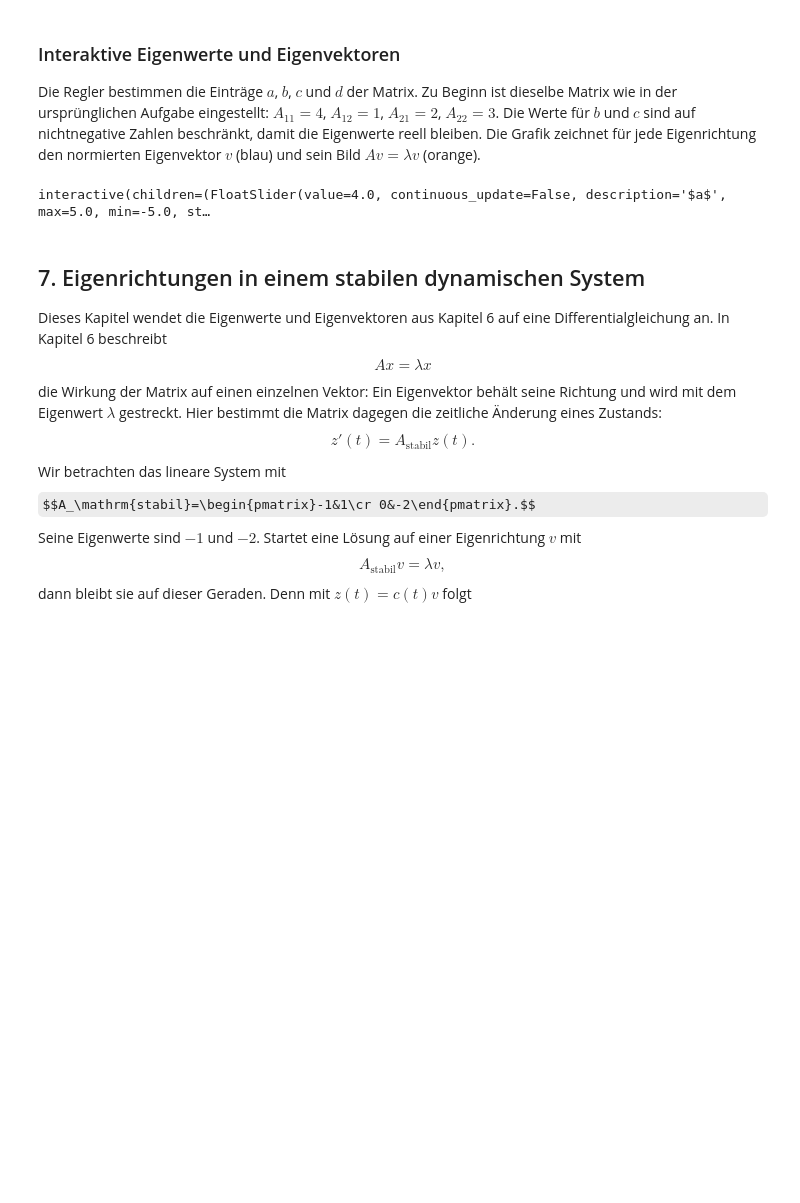
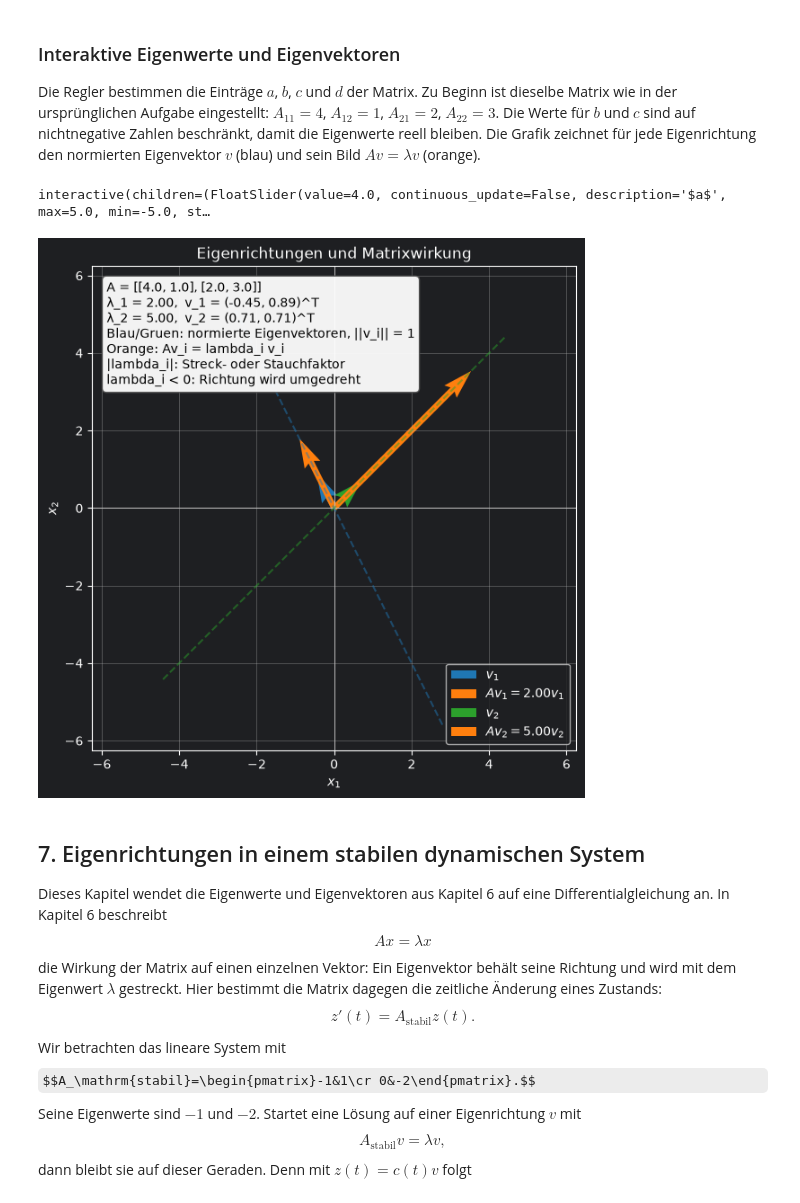
Before and after one commit to karkessler/dhbw-mathe3, a Jupyter notebook: notebooks/differentialgleichungen/00_mathematische_grundlagen.ipynb, the cells around one changed output. Saved outputs shown, nothing was run; the diff lists cells and outputs as text; code cells hidden in the pictures; some formulas as TeX source; blank space fills up the shorter version.

```diff
--- a/notebooks/differentialgleichungen/00_mathematische_grundlagen.ipynb
+++ b/notebooks/differentialgleichungen/00_mathematische_grundlagen.ipynb
@@ -409,33 +412,35 @@ def zeichne_eigenwerte_und_eigenvektoren(a=4.0, b=1.0, c=2.0, d=3.0):
         )
     )
     hinweis_text = chr(10).join([
         'Blau/Gruen: normierte Eigenvektoren, ||v_i|| = 1',
         'Orange: Av_i = lambda_i v_i',
         '|lambda_i|: Streck- oder Stauchfaktor',
         'lambda_i < 0: Richtung wird umgedreht',
     ])
     achse.text(0.03, 0.97, matrix_text + chr(10) + eigendaten_text + chr(10) + hinweis_text,
                transform=achse.transAxes, va='top', color='black',
                bbox={'boxstyle': 'round,pad=0.35', 'fc': 'white', 'alpha': 0.95, 'ec': '0.3'})
     achse.set(xlim=(-grenze, grenze), ylim=(-grenze, grenze), aspect='equal',
               xlabel='$x_1$', ylabel='$x_2$', title='Eigenrichtungen und Matrixwirkung')
     achse.legend(loc='lower right')
     plt.show()
 
 
 widgets.interact(
     zeichne_eigenwerte_und_eigenvektoren,
     a=widgets.FloatSlider(value=4.0, min=-5.0, max=5.0, step=0.5,
                           description='$a$', continuous_update=False),
     b=widgets.FloatSlider(value=1.0, min=0.0, max=5.0, step=0.5,
                           description='$b$', continuous_update=False),
     c=widgets.FloatSlider(value=2.0, min=0.0, max=5.0, step=0.5,
                           description='$c$', continuous_update=False),
     d=widgets.FloatSlider(value=3.0, min=-5.0, max=5.0, step=0.5,
                           description='$d$', continuous_update=False),
 );
+zeichne_eigenwerte_und_eigenvektoren()
 # %% [output]
 interactive(children=(FloatSlider(value=4.0, continuous_update=False, description='$a$', max=5.0, min=-5.0, st…
+[figure, added]
 # %% [markdown]
 ## 7. Eigenrichtungen in einem stabilen dynamischen System
 
```
Also changed, not shown: parts of 4 cells of this notebook.
